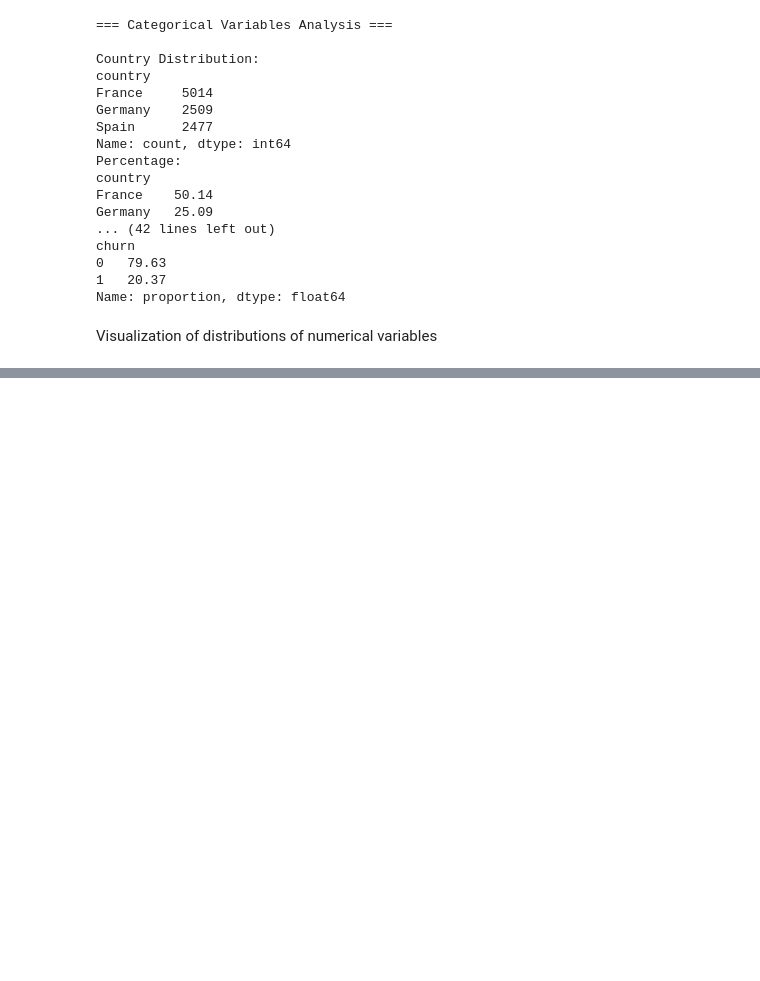
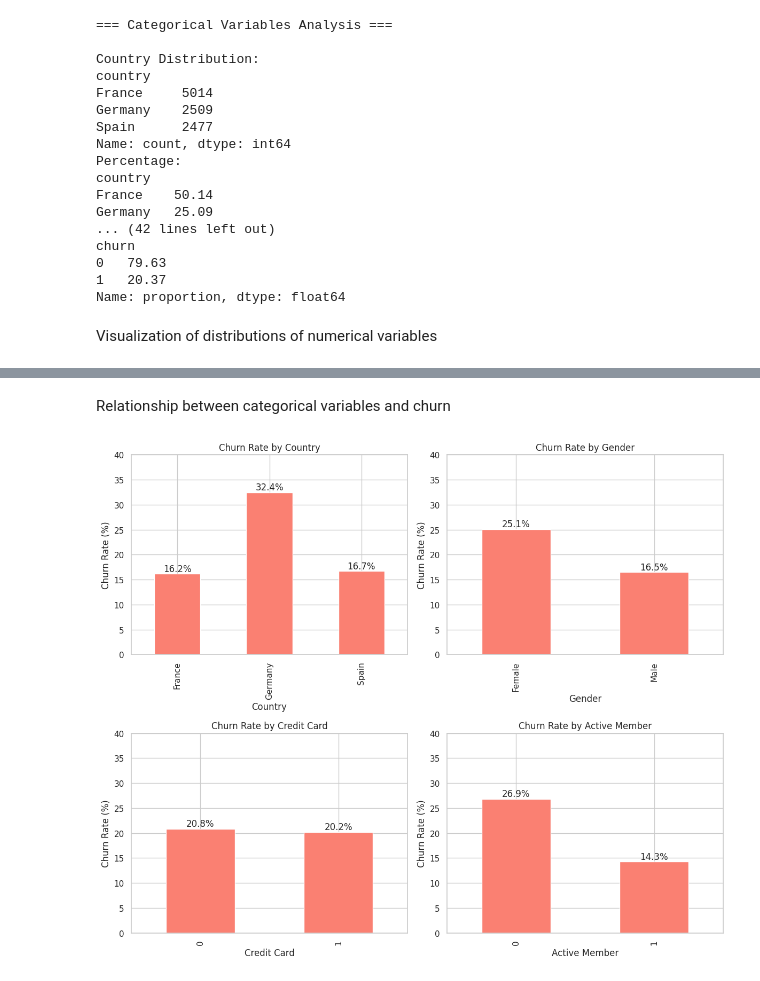
Before and after one commit to mendesalex89/Bank_Customer_Churn, a Jupyter notebook: notebooks/01_exploratory_data_analysis.ipynb, the cells around one changed output, grey strips where cells are left out. Drawn from its saved outputs; the diff is of its cells as text; code cells hidden in the pictures; blank space fills up the shorter version.

Commit message:
churn

```diff
--- a/notebooks/01_exploratory_data_analysis.ipynb
+++ b/notebooks/01_exploratory_data_analysis.ipynb
@@ -191,0 +222,33 @@ plt.show()
+# %% [markdown]
+Relationship between categorical variables and churn
+# %%
+# Relationship between categorical variables and churn
+categorical_predictors = ['country', 'gender', 'credit_card', 'active_member']
+
+plt.figure(figsize=(12, 10))
+
+for i, col in enumerate(categorical_predictors):
+    plt.subplot(2, 2, i+1)
+
+    # Create a crosstab to calculate churn rate by category
+    ct = pd.crosstab(df[col], df['churn'])
+    churn_rate = ct[1] / (ct[0] + ct[1]) * 100
+
+    # Plot churn rate by category
+    churn_rate.plot(kind='bar', color='salmon')
+    plt.title(f'Churn Rate by {col.replace("_", " ").title()}')
+    plt.xlabel(col.replace("_", " ").title())
+    plt.ylabel('Churn Rate (%)')
+    plt.ylim(0, 40)  # Setting y-axis limit for better comparison
+
+    # Add percentage labels
+    for p in plt.gca().patches:
+        plt.text(p.get_x() + p.get_width()/2.,
+                p.get_height() + 0.5,
+                '{:1.1f}%'.format(p.get_height()),
+                ha="center")
+
+plt.tight_layout()
+plt.show()
+# %% [output]
+[figure, added]
```
Also changed, not shown: parts of 25 cells of this notebook, 2 other files.
